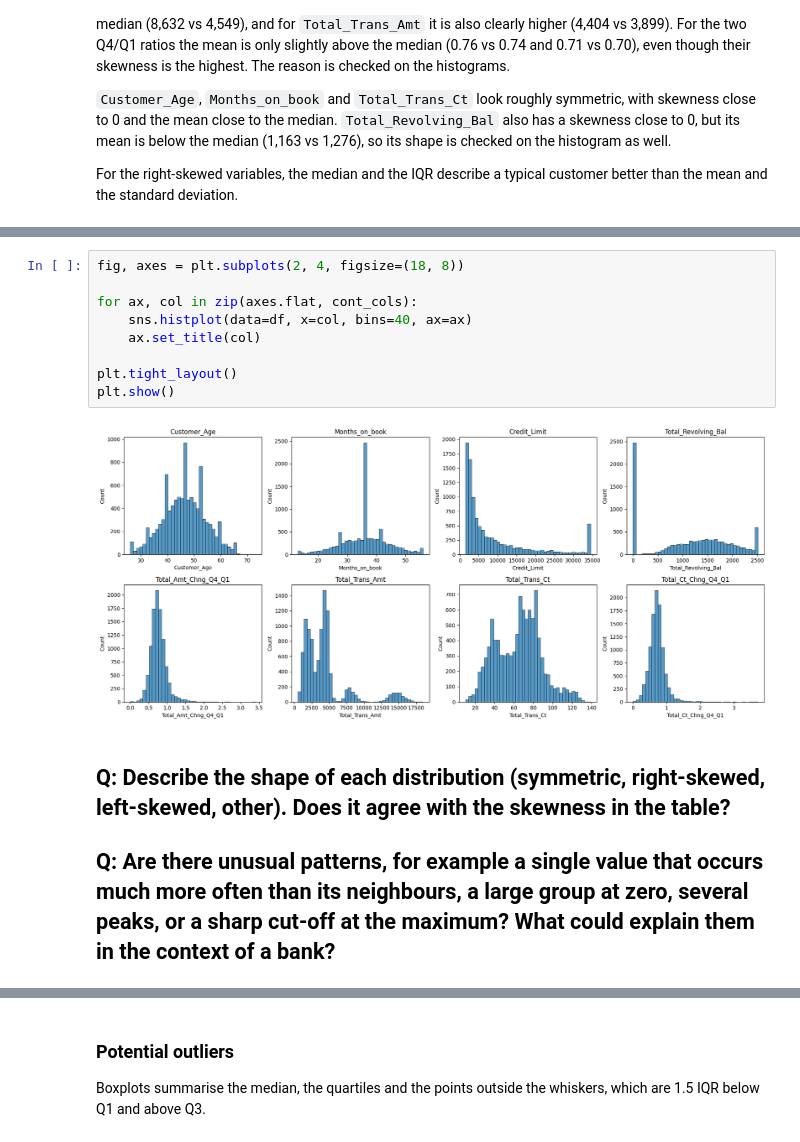
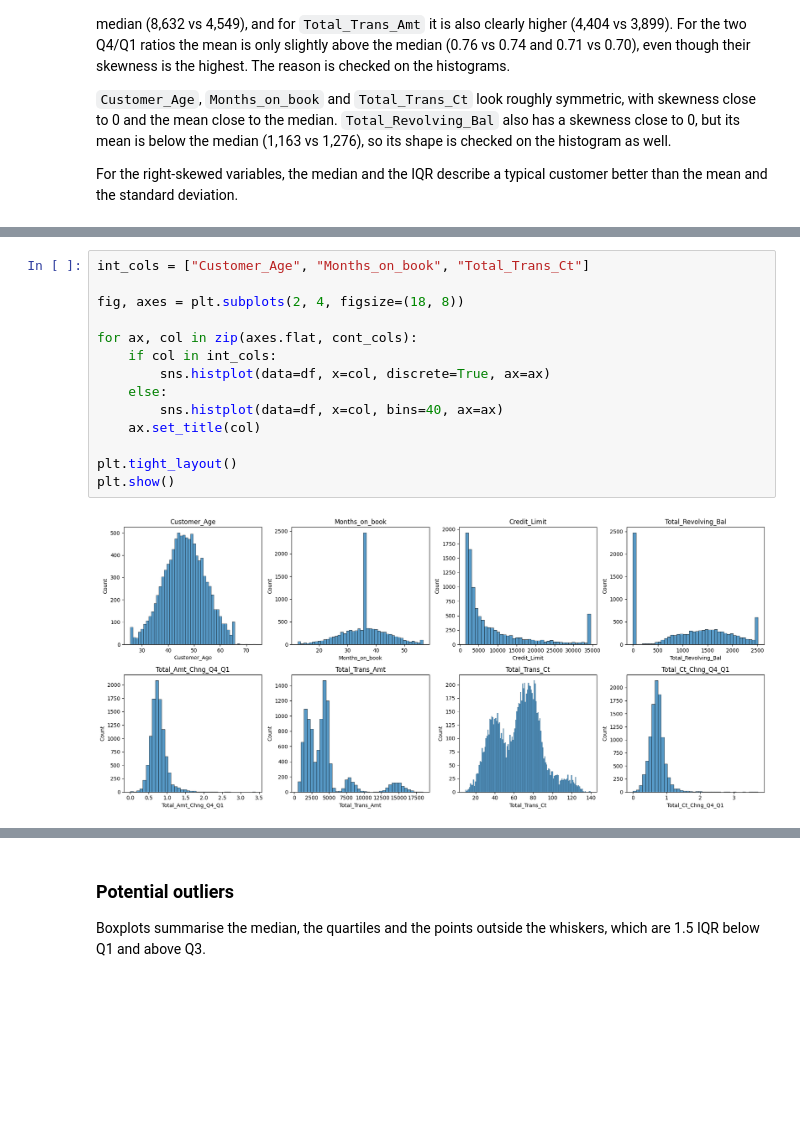
Before and after one commit to d3m1d0s/FoML_projects, a Jupyter notebook: project_1/bankchurners_eda_clustering.ipynb, the cells around one changed output, grey strips where cells are left out. Drawn from its saved outputs; the diff is of its cells as text; blank space fills up the shorter version.

```diff
--- a/project_1/bankchurners_eda_clustering.ipynb
+++ b/project_1/bankchurners_eda_clustering.ipynb
@@ -462,17 +462,16 @@ Histograms show the full shape of each distribution, which the summary table can
 # %%
+int_cols = ["Customer_Age", "Months_on_book", "Total_Trans_Ct"]
+
 fig, axes = plt.subplots(2, 4, figsize=(18, 8))
 
 for ax, col in zip(axes.flat, cont_cols):
-    sns.histplot(data=df, x=col, bins=40, ax=ax)
+    if col in int_cols:
+        sns.histplot(data=df, x=col, discrete=True, ax=ax)
+    else:
+        sns.histplot(data=df, x=col, bins=40, ax=ax)
     ax.set_title(col)
 
 plt.tight_layout()
 plt.show()
 # %% [output]
-[figure, old version]
+[figure, new version]
-# %% [markdown]
-**Q:** Describe the shape of each distribution (symmetric, right-skewed, left-skewed, other). Does it agree with the skewness in the table?
--
-
-**Q:** Are there unusual patterns, for example a single value that occurs much more often than its neighbours, a large group at zero, several peaks, or a sharp cut-off at the maximum? What could explain them in the context of a bank?
--
```
Also changed, not shown: parts of 3 cells of this notebook.
